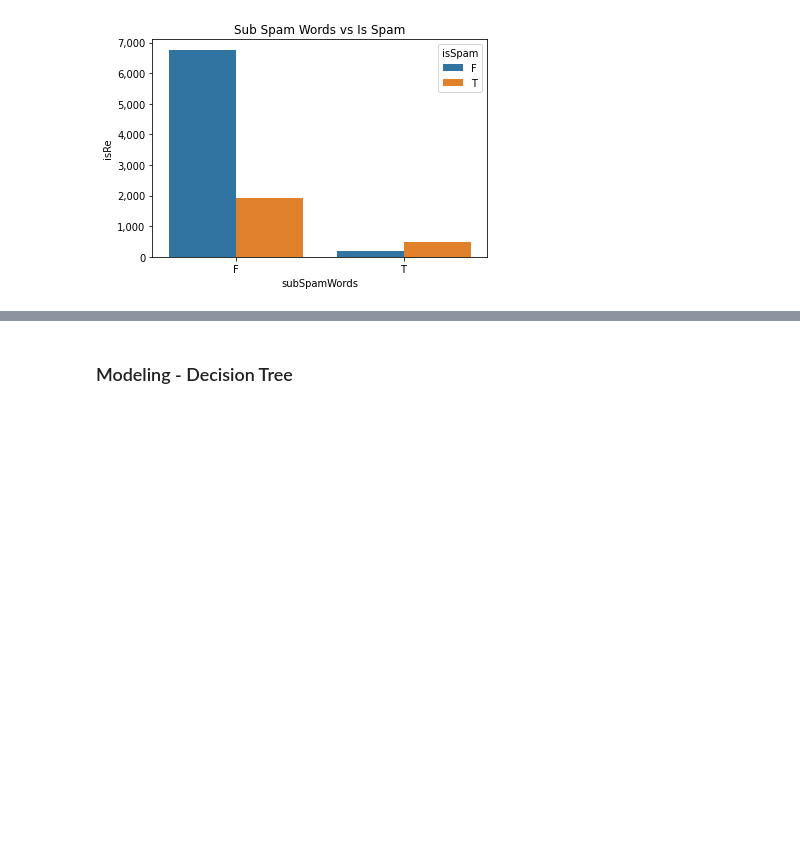
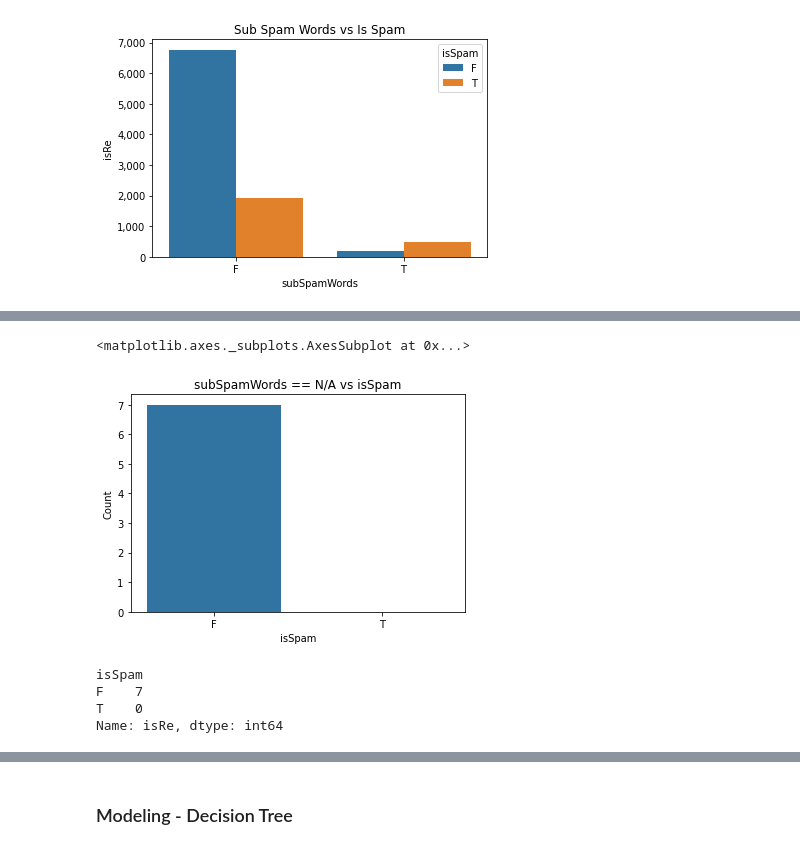
Before and after one commit to sterlingbeason/MSDS-7333-QTW, a Jupyter notebook: Case_Study_3/notebook_final_ER.ipynb, the cells around one changed output, grey strips where cells are left out. Saved outputs shown, nothing was run; the diff lists cells and outputs as text; code cells hidden in the pictures; blank space fills up the shorter version.

```diff
--- a/Case_Study_3/notebook_final_ER.ipynb
+++ b/Case_Study_3/notebook_final_ER.ipynb
@@ -151,0 +191,16 @@ p1.set_yticklabels(y_ticklabels)
+# %%
+p2 = sns.barplot(data = spam_na.groupby(['isSpam']).count().reset_index().rename(columns={'isRe':'Count'}), x='isSpam', y='Count')
+p2.set_title('subSpamWords == N/A vs isSpam')
+y_ticklabels = [f'{y:,.0f}' for y in p2.get_yticks()]
+p2.set_yticklabels(y_ticklabels)
+p2
+# %% [output]
+<matplotlib.axes._subplots.AxesSubplot at 0x...>
+[figure, added]
+# %%
+spam_na.groupby(['isSpam'])['isRe'].count()
+# %% [output]
+isSpam
+F    7
+T    0
+Name: isRe, dtype: int64
```
Also changed, not shown: parts of 39 cells of this notebook, 1 other file.
